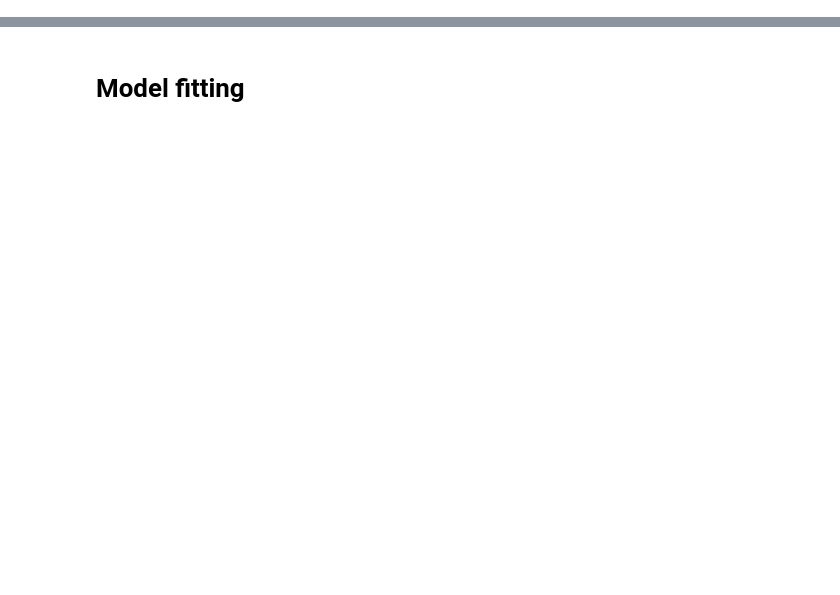
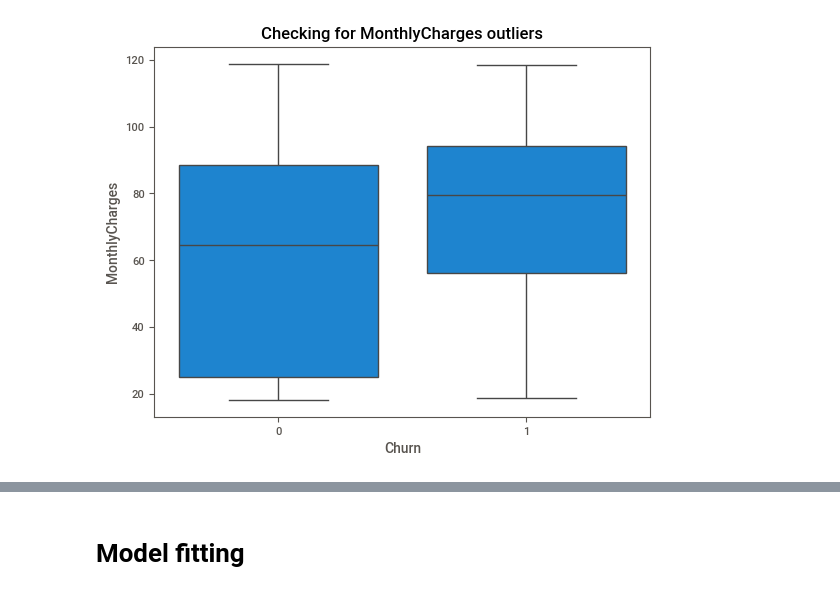
Before and after one commit to AndreiKris/exampleportfolio, a Jupyter notebook: python/Kaggle Telecom Churn prediction.ipynb, the cells around one changed output, grey strips where cells are left out. Cells and saved outputs as stored; diff of their text form; code cells hidden in the pictures; blank space fills up the shorter version.

```diff
--- a/python/Kaggle Telecom Churn prediction.ipynb
+++ b/python/Kaggle Telecom Churn prediction.ipynb
@@ -11,0 +288,7 @@ df=pd.read_csv("telecom_churn.csv")
+# %%
+sns.boxplot(df, y='MonthlyCharges',x='Churn')
+plt.title('Checking for MonthlyCharges outliers')
+plt.show()
+#it doesn't seem that there are outliers in our dataset based on the mon thly charges.
+# %% [output]
+[figure, added]
```
Also changed, not shown: parts of 124 cells of this notebook.
